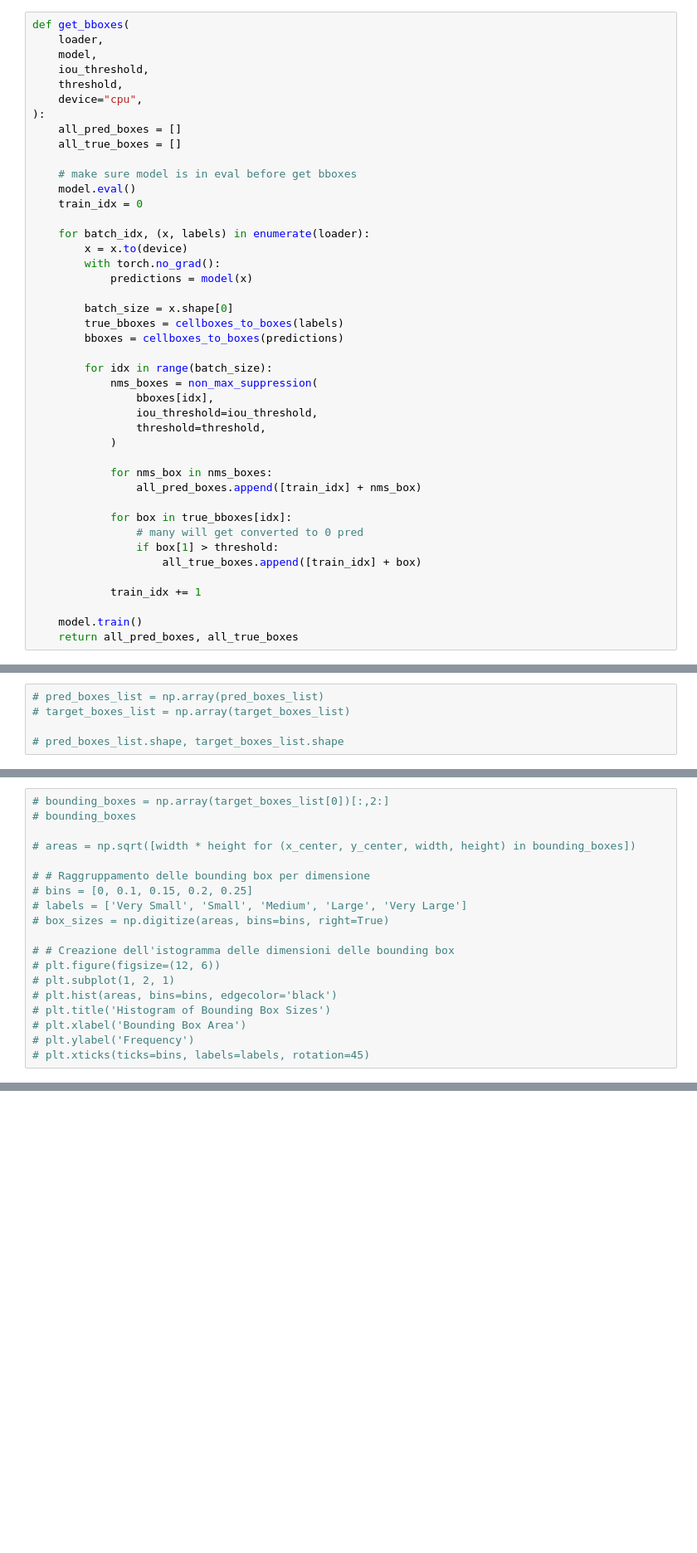
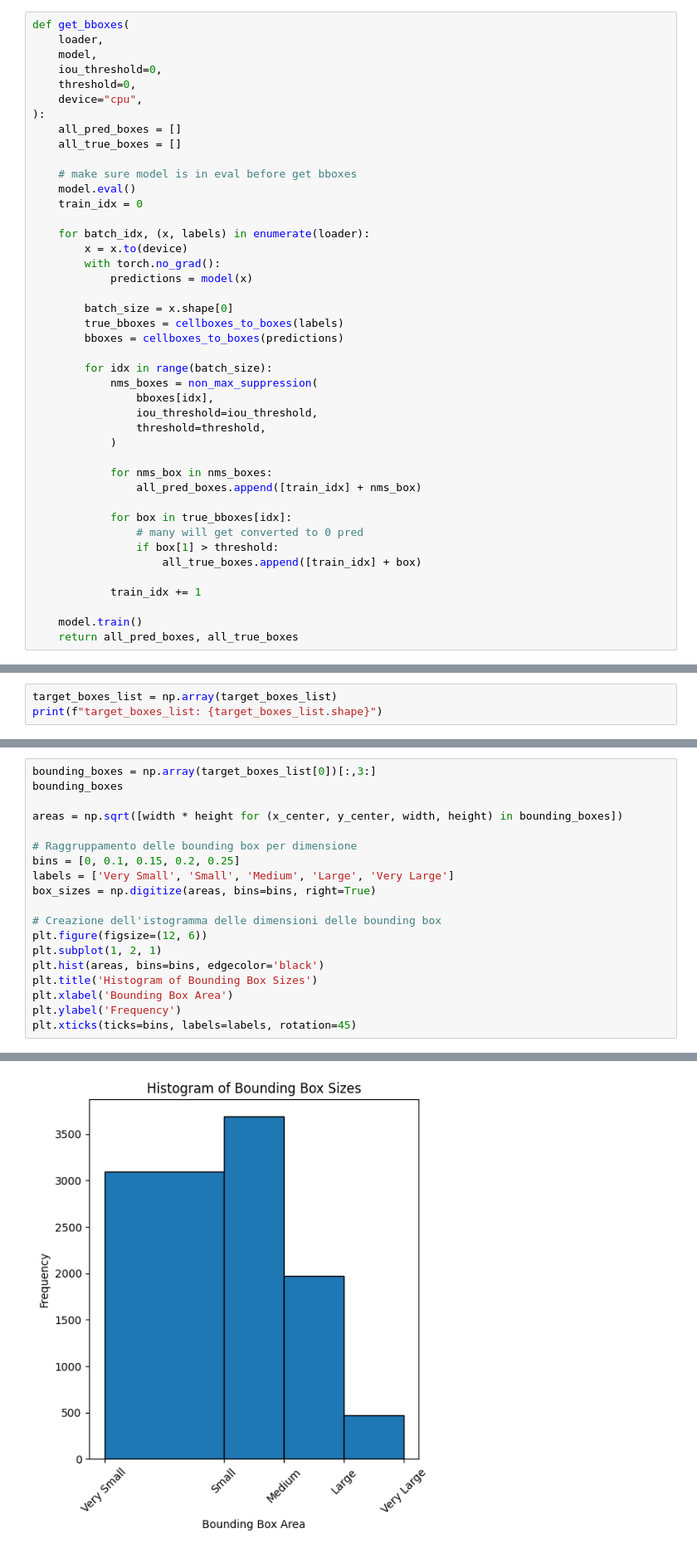
Before and after one commit to salvatorebuono02/ObjDct_Repo, a Jupyter notebook: models/TinyYOLO/Ensemble.ipynb, the cells around one changed output, grey strips where cells are left out. Shown at 83% size. Drawn from its saved outputs; the diff is of its cells as text; blank space fills up the shorter version.

```diff
--- a/models/TinyYOLO/Ensemble.ipynb
+++ b/models/TinyYOLO/Ensemble.ipynb
@@ -340,8 +329,8 @@ def mean_average_precision(
 def get_bboxes(
     loader,
     model,
-    iou_threshold,
-    threshold,
+    iou_threshold=0,
+    threshold=0,
     device="cpu",
 ):
     all_pred_boxes = []
@@ -1116,5 +1159,3 @@ torch.save(model.state_dict(), "../../models/trained_models/TinyissimoYOLOv4.pth
 # %%
-# pred_boxes_list = np.array(pred_boxes_list)
-# target_boxes_list = np.array(target_boxes_list)
-
-# pred_boxes_list.shape, target_boxes_list.shape
+target_boxes_list = np.array(target_boxes_list)
+print(f"target_boxes_list: {target_boxes_list.shape}")
@@ -1211,19 +1294,20 @@ torch.save(model.state_dict(), "../../models/trained_models/TinyissimoYOLOv4.pth
 # %%
-# bounding_boxes = np.array(target_boxes_list[0])[:,2:]
-# bounding_boxes
+bounding_boxes = np.array(target_boxes_list[0])[:,3:]
+bounding_boxes
 
-# areas = np.sqrt([width * height for (x_center, y_center, width, height) in bounding_boxes])
+areas = np.sqrt([width * height for (x_center, y_center, width, height) in bounding_boxes])
 
-# # Raggruppamento delle bounding box per dimensione
-# bins = [0, 0.1, 0.15, 0.2, 0.25]
-# labels = ['Very Small', 'Small', 'Medium', 'Large', 'Very Large']
-# box_sizes = np.digitize(areas, bins=bins, right=True)
+# Raggruppamento delle bounding box per dimensione
+bins = [0, 0.1, 0.15, 0.2, 0.25]
+labels = ['Very Small', 'Small', 'Medium', 'Large', 'Very Large']
+box_sizes = np.digitize(areas, bins=bins, right=True)
 
-# # Creazione dell'istogramma delle dimensioni delle bounding box
-# plt.figure(figsize=(12, 6))
-# plt.subplot(1, 2, 1)
-# plt.hist(areas, bins=bins, edgecolor='black')
-# plt.title('Histogram of Bounding Box Sizes')
-# plt.xlabel('Bounding Box Area')
-# plt.ylabel('Frequency')
-# plt.xticks(ticks=bins, labels=labels, rotation=45)
+# Creazione dell'istogramma delle dimensioni delle bounding box
+plt.figure(figsize=(12, 6))
+plt.subplot(1, 2, 1)
+plt.hist(areas, bins=bins, edgecolor='black')
+plt.title('Histogram of Bounding Box Sizes')
+plt.xlabel('Bounding Box Area')
+plt.ylabel('Frequency')
+plt.xticks(ticks=bins, labels=labels, rotation=45)
+# %% [output]
@@ -1230 +1324,2 @@ torch.save(model.state_dict(), "../../models/trained_models/TinyissimoYOLOv4.pth
+[figure, added]
 # %%
```
Also changed, not shown: parts of 32 cells of this notebook, 1 other file.
